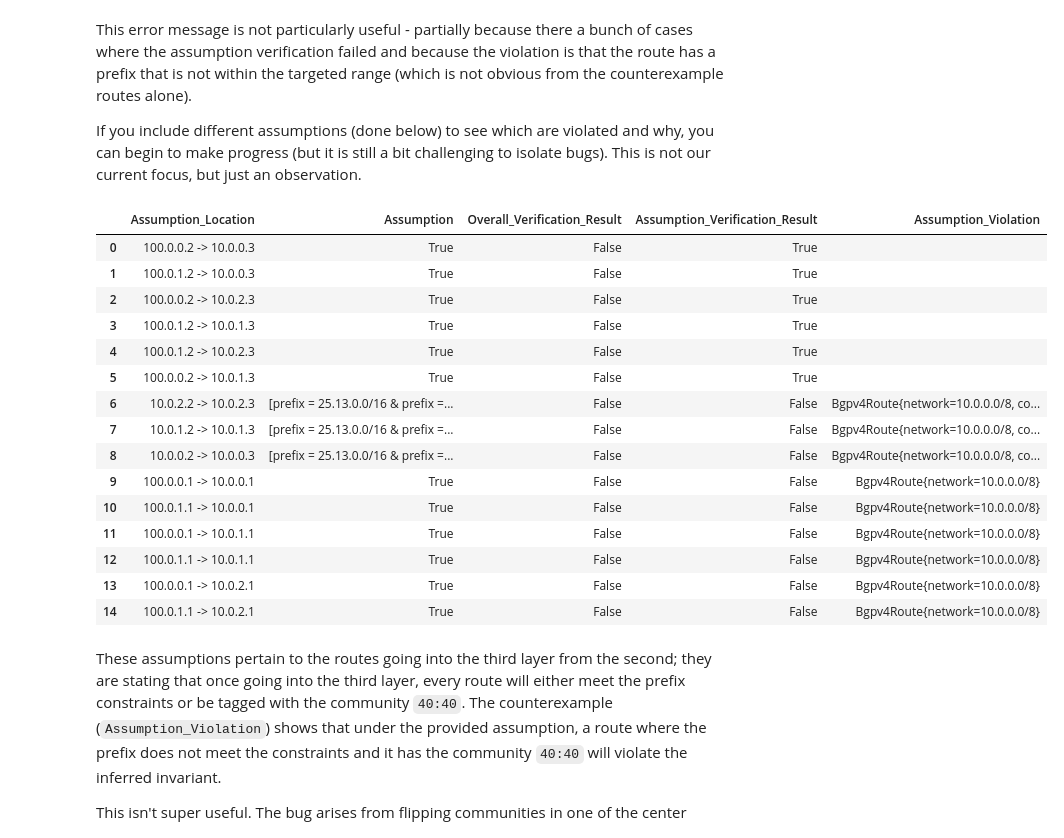
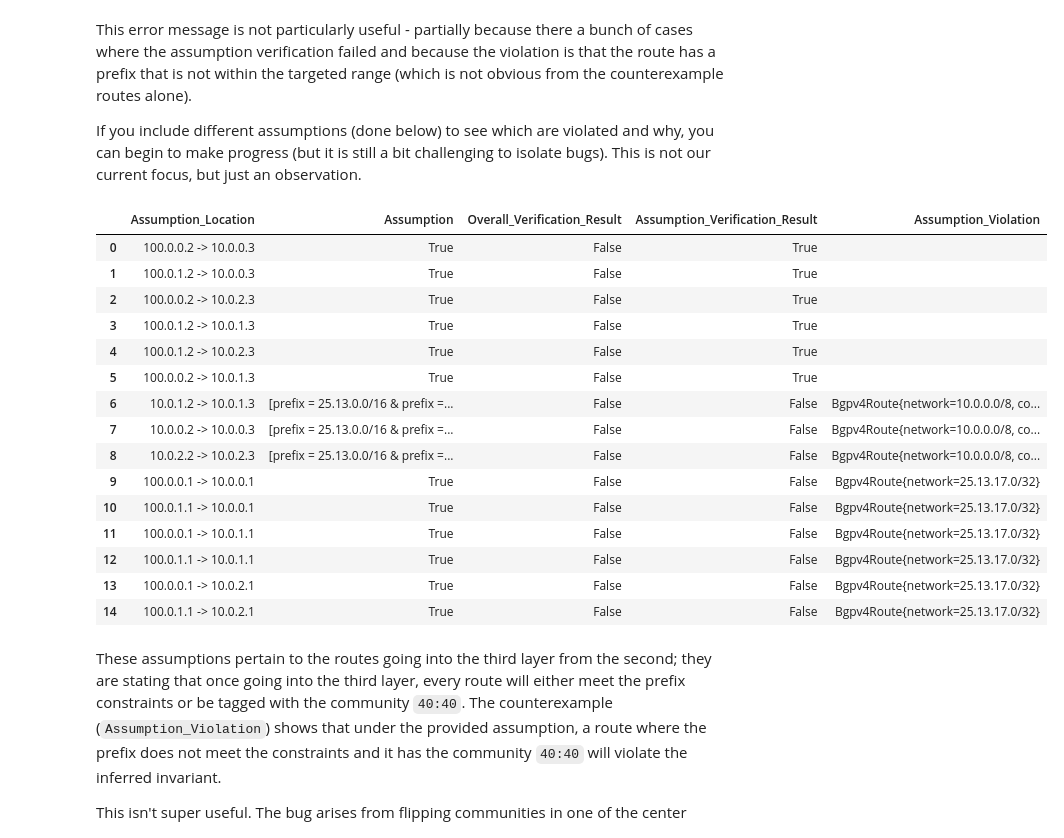
Before and after one commit to ana-brendel/batfish, a Jupyter notebook: verification/VerificationExamples.ipynb, the cells around one changed output. Saved outputs shown, nothing was run; the diff lists cells and outputs as text; code cells hidden in the pictures.

Commit message:
fix bugs in example three (prefixes)

```diff
--- a/verification/VerificationExamples.ipynb
+++ b/verification/VerificationExamples.ipynb
@@ -254,44 +246,39 @@ If you include different assumptions (done below) to see which are violated and
 # %%
 networkName = "exampleThreeError_network"
 snapshotName = "exampleThreeError_snapshot"
 snapshotPath = "snapshots/exampleThreeError"
 
 target1 = LocationPropertyPair(location="10.0.0.3 -> 100.0.0.2",property=[Clause(communities=[],prefixes=["25.13.0.0/16","!25.13.17.0/24"])])
-target2 = LocationPropertyPair(location="10.0.0.3 -> 100.0.1.2",property=[Clause(communities=[],prefixes=["25.13.0.0/16","!25.13.17.0/24"])])
-target3 = LocationPropertyPair(location="10.0.1.3 -> 100.0.0.2",property=[Clause(communities=[],prefixes=["25.13.0.0/16","!25.13.17.0/24"])])
-target4 = LocationPropertyPair(location="10.0.1.3 -> 100.0.1.2",property=[Clause(communities=[],prefixes=["25.13.0.0/16","!25.13.17.0/24"])])
-target5 = LocationPropertyPair(location="10.0.2.3 -> 100.0.0.2",property=[Clause(communities=[],prefixes=["25.13.0.0/16","!25.13.17.0/24"])])
-target6 = LocationPropertyPair(location="10.0.2.3 -> 100.0.1.2",property=[Clause(communities=[],prefixes=["25.13.0.0/16","!25.13.17.0/24"])])
 
 assumption1 = LocationPropertyPair(location="10.0.0.2 -> 10.0.0.3",property=[
     Clause(communities=[],prefixes=["25.13.0.0/16","!25.13.17.0/24"]),
     Clause(communities=["40:40"],prefixes=[])])
 assumption2 = LocationPropertyPair(location="10.0.1.2 -> 10.0.1.3",property=[
     Clause(communities=[],prefixes=["25.13.0.0/16","!25.13.17.0/24"]),
     Clause(communities=["40:40"],prefixes=[])])
 assumption3 = LocationPropertyPair(location="10.0.2.2 -> 10.0.2.3",property=[
     Clause(communities=[],prefixes=["25.13.0.0/16","!25.13.17.0/24"]),
     Clause(communities=["40:40"],prefixes=[])])
 
 query = VerificationQuery(target=target1,assumptions=[assumption1,assumption2,assumption3])
 runAndDisplay(networkName,snapshotName,snapshotPath,query)
 # %% [output]
 |  | Assumption_Location | Assumption | Overall_Verification_Result | Assumption_Verification_Result | Assumption_Violation |
 | 0 | 100.0.0.2 -> 10.0.0.3 | True | False | True |  |
 | 1 | 100.0.1.2 -> 10.0.0.3 | True | False | True |  |
 | 2 | 100.0.0.2 -> 10.0.2.3 | True | False | True |  |
 | 3 | 100.0.1.2 -> 10.0.1.3 | True | False | True |  |
 | 4 | 100.0.1.2 -> 10.0.2.3 | True | False | True |  |
 | 5 | 100.0.0.2 -> 10.0.1.3 | True | False | True |  |
-| 6 | 10.0.2.2 -> 10.0.2.3 | [prefix = 25.13.0.0/16 & prefix =... | False | False | Bgpv4Route{network=10.0.0.0/8, co... |
-| 7 | 10.0.1.2 -> 10.0.1.3 | [prefix = 25.13.0.0/16 & prefix =... | False | False | Bgpv4Route{network=10.0.0.0/8, co... |
-| 8 | 10.0.0.2 -> 10.0.0.3 | [prefix = 25.13.0.0/16 & prefix =... | False | False | Bgpv4Route{network=10.0.0.0/8, co... |
-| 9 | 100.0.0.1 -> 10.0.0.1 | True | False | False | Bgpv4Route{network=10.0.0.0/8} |
-| 10 | 100.0.1.1 -> 10.0.0.1 | True | False | False | Bgpv4Route{network=10.0.0.0/8} |
-| 11 | 100.0.0.1 -> 10.0.1.1 | True | False | False | Bgpv4Route{network=10.0.0.0/8} |
-| 12 | 100.0.1.1 -> 10.0.1.1 | True | False | False | Bgpv4Route{network=10.0.0.0/8} |
-| 13 | 100.0.0.1 -> 10.0.2.1 | True | False | False | Bgpv4Route{network=10.0.0.0/8} |
-| 14 | 100.0.1.1 -> 10.0.2.1 | True | False | False | Bgpv4Route{network=10.0.0.0/8} |
+| 6 | 10.0.1.2 -> 10.0.1.3 | [prefix = 25.13.0.0/16 & prefix =... | False | False | Bgpv4Route{network=10.0.0.0/8, co... |
+| 7 | 10.0.0.2 -> 10.0.0.3 | [prefix = 25.13.0.0/16 & prefix =... | False | False | Bgpv4Route{network=10.0.0.0/8, co... |
+| 8 | 10.0.2.2 -> 10.0.2.3 | [prefix = 25.13.0.0/16 & prefix =... | False | False | Bgpv4Route{network=10.0.0.0/8, co... |
+| 9 | 100.0.0.1 -> 10.0.0.1 | True | False | False | Bgpv4Route{network=25.13.17.0/32} |
+| 10 | 100.0.1.1 -> 10.0.0.1 | True | False | False | Bgpv4Route{network=25.13.17.0/32} |
+| 11 | 100.0.0.1 -> 10.0.1.1 | True | False | False | Bgpv4Route{network=25.13.17.0/32} |
+| 12 | 100.0.1.1 -> 10.0.1.1 | True | False | False | Bgpv4Route{network=25.13.17.0/32} |
+| 13 | 100.0.0.1 -> 10.0.2.1 | True | False | False | Bgpv4Route{network=25.13.17.0/32} |
+| 14 | 100.0.1.1 -> 10.0.2.1 | True | False | False | Bgpv4Route{network=25.13.17.0/32} |
 # %% [markdown]
 These assumptions pertain to the routes going into the third layer from the second; they are stating that once going into the third layer, every route will either meet the prefix constraints or be tagged with the community `40:40`. The counterexample (`Assumption_Violation`) shows that under the provided assumption, a route where the prefix does not meet the constraints and it has the community `40:40` will violate the inferred invariant.
 
```
Also changed, not shown: parts of 4 cells of this notebook, 14 other files.
